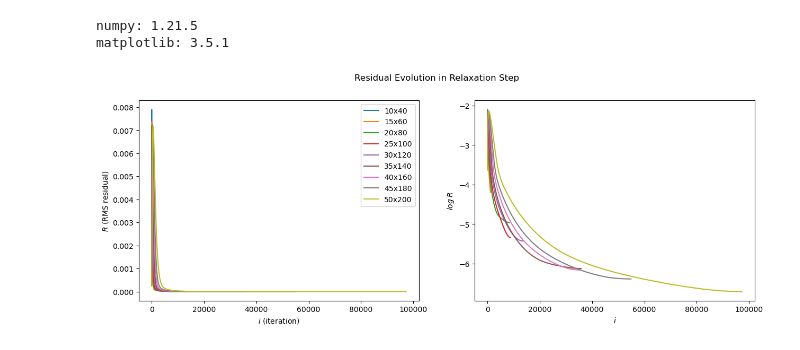
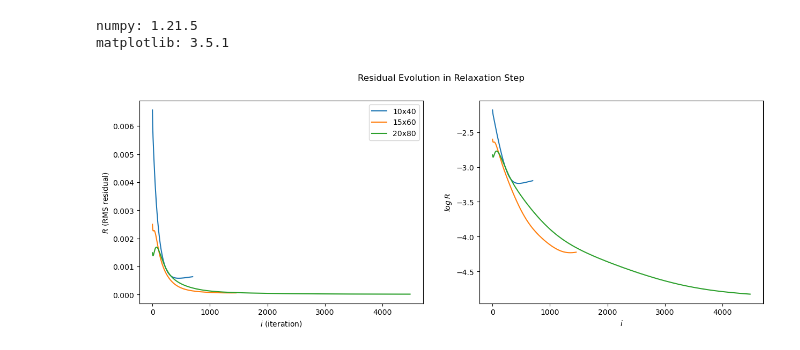
Before and after one commit to iago-mendes/eucled, a Jupyter notebook: src/exercises/09-convergence/assets/plots.ipynb, the cells around one changed output. Saved outputs shown, nothing was run; the diff lists cells and outputs as text; code cells hidden in the pictures.

```diff
--- a/src/exercises/09-convergence/assets/plots.ipynb
+++ b/src/exercises/09-convergence/assets/plots.ipynb
@@ -22,12 +22,12 @@ entries = [
 	[np.genfromtxt('residuals_ellipsoid_10x40.csv', delimiter=','), '10x40'],
 	[np.genfromtxt('residuals_ellipsoid_15x60.csv', delimiter=','), '15x60'],
 	[np.genfromtxt('residuals_ellipsoid_20x80.csv', delimiter=','), '20x80'],
-	[np.genfromtxt('residuals_ellipsoid_25x100.csv', delimiter=','), '25x100'],
-	[np.genfromtxt('residuals_ellipsoid_30x120.csv', delimiter=','), '30x120'],
-	[np.genfromtxt('residuals_ellipsoid_35x140.csv', delimiter=','), '35x140'],
-	[np.genfromtxt('residuals_ellipsoid_40x160.csv', delimiter=','), '40x160'],
-	[np.genfromtxt('residuals_ellipsoid_45x180.csv', delimiter=','), '45x180'],
-	[np.genfromtxt('residuals_ellipsoid_50x200.csv', delimiter=','), '50x200'],
+	# [np.genfromtxt('residuals_ellipsoid_25x100.csv', delimiter=','), '25x100'],
+	# [np.genfromtxt('residuals_ellipsoid_30x120.csv', delimiter=','), '30x120'],
+	# [np.genfromtxt('residuals_ellipsoid_35x140.csv', delimiter=','), '35x140'],
+	# [np.genfromtxt('residuals_ellipsoid_40x160.csv', delimiter=','), '40x160'],
+	# [np.genfromtxt('residuals_ellipsoid_45x180.csv', delimiter=','), '45x180'],
+	# [np.genfromtxt('residuals_ellipsoid_50x200.csv', delimiter=','), '50x200'],
 ]
 
 
@@ -35,34 +35,34 @@ for entry in entries:
 	i_values = entry[0][:,0]
 	residuals = entry[0][:,1]
 
 	label = entry[1]
 
 	# log_i_values = []
 	# for i in i_values:
 	# 	log_i_values.append(np.log(i) / np.log(10))
 
 	log_residuals = []
 	for residual in residuals:
 		log_residuals.append(np.log(residual) / np.log(10))
 
 	ax1.plot(i_values, residuals, label = label)
 	ax1.set(xlabel='$i$ (iteration)', ylabel='$R$ (RMS residual)')
 
 
 	ax2.plot(i_values, log_residuals, label = label)
 	ax2.set(xlabel='$i$', ylabel='$log \; R$')
 	# ax2.plot(log_i_values, log_residuals)
 	# ax2.set(xlabel='$\log \; i$', ylabel='$\log \; R$')
 
 fig.suptitle('Residual Evolution in Relaxation Step')
 fig.set_size_inches(15, 5, forward=True)
 fig.set_dpi(100)
 
 ax1.legend()
 # ax2.legend()
 plt.show()
 # %% [output]
-[figure, old version]
+[figure, new version]
 # %%
 # SOLUTION RESIDUALS (CONVERGENCE TEST)
 
```
Also changed, not shown: parts of 2 cells of this notebook, 1 other file.
